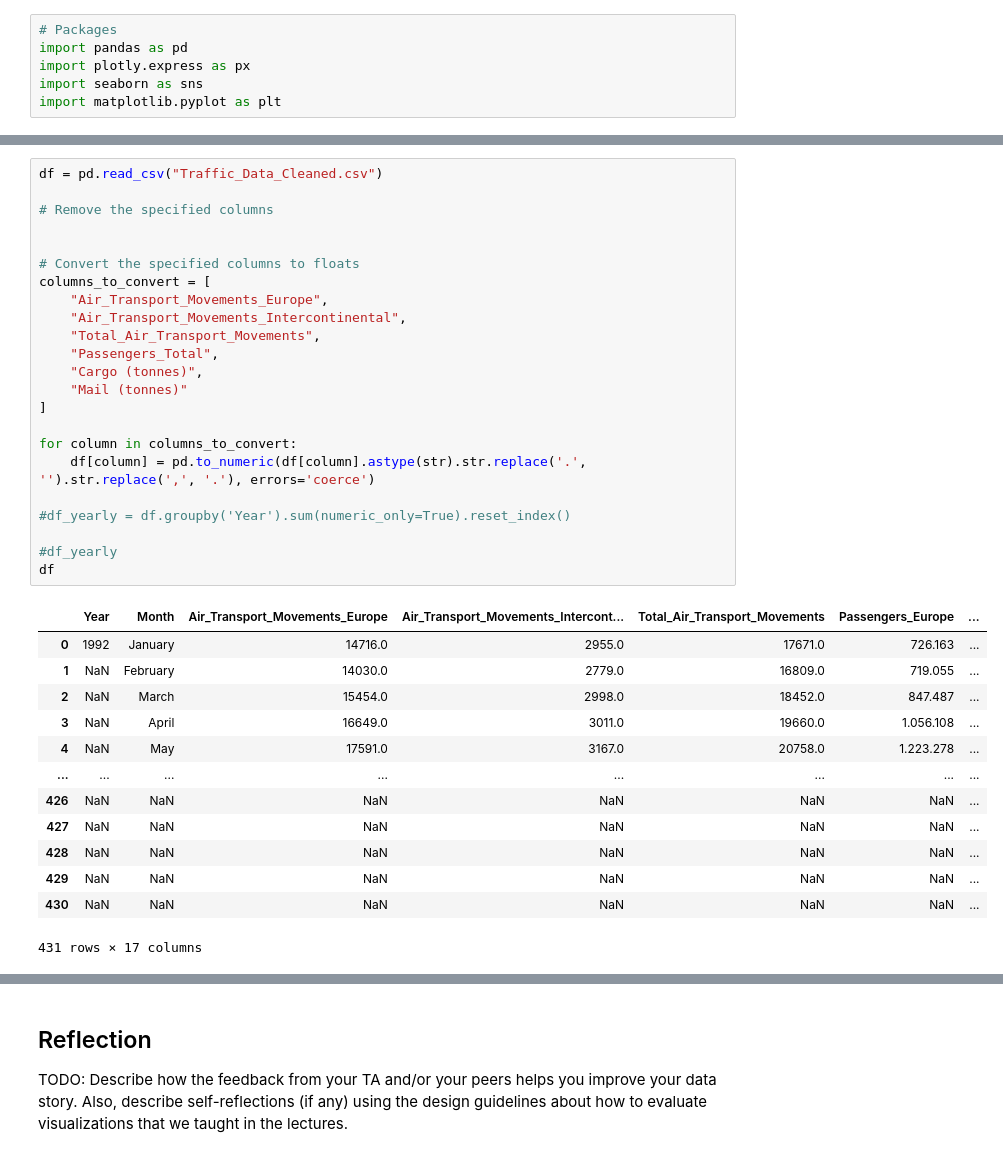
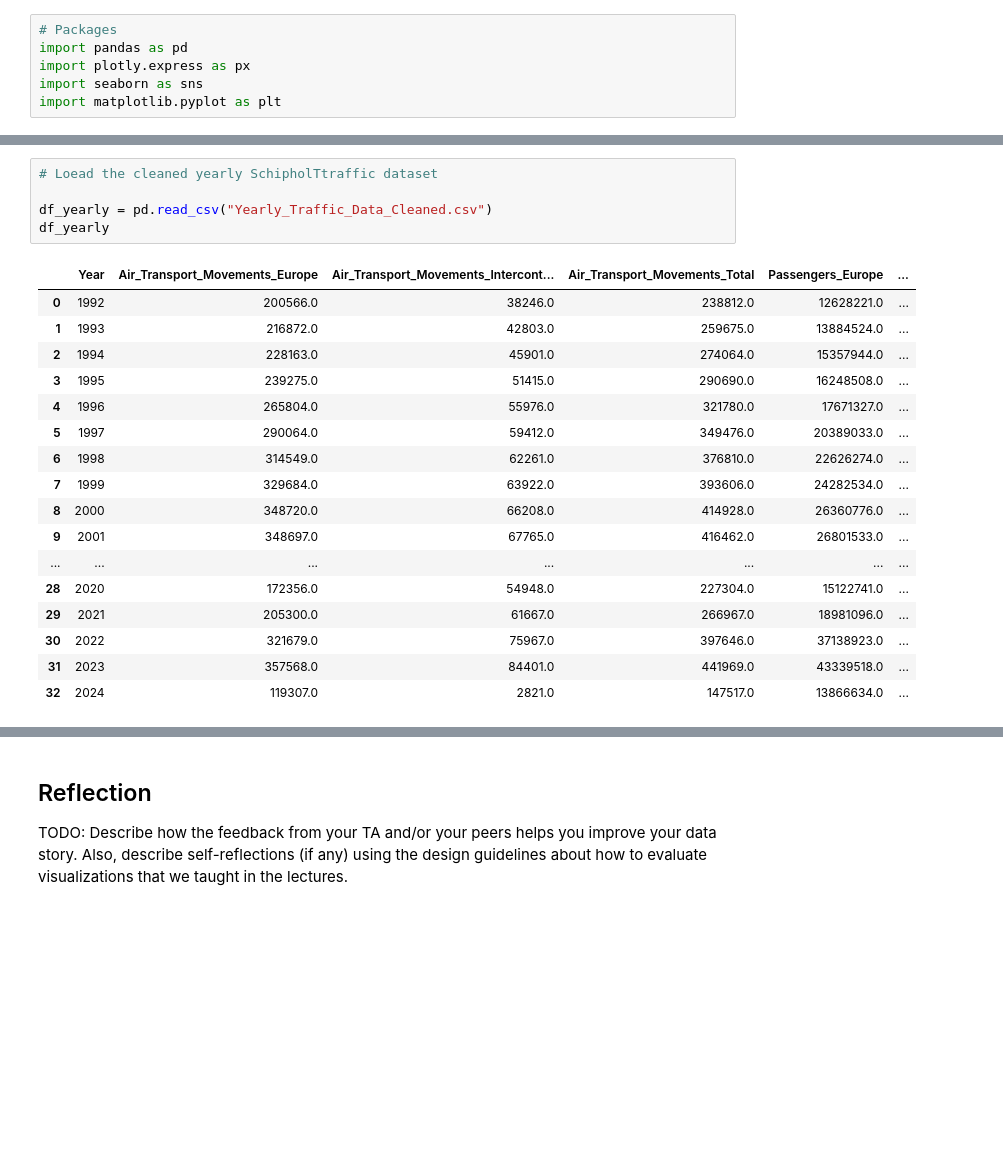
Before and after one commit to RISE020/InfoVis, a Jupyter notebook: docs/Concept.ipynb, the cells around one changed output, grey strips where cells are left out. Saved outputs shown, nothing was run; the diff lists cells and outputs as text; blank space fills up the shorter version.

```diff
--- a/docs/Concept.ipynb
+++ b/docs/Concept.ipynb
@@ -54,38 +46,24 @@ df
 # %%
-df = pd.read_csv("Traffic_Data_Cleaned.csv")
+# Loead the cleaned yearly SchipholTtraffic dataset
 
-# Remove the specified columns
-
-
-# Convert the specified columns to floats
-columns_to_convert = [
-    "Air_Transport_Movements_Europe",
-    "Air_Transport_Movements_Intercontinental",
-    "Total_Air_Transport_Movements",
-    "Passengers_Total",
-    "Cargo (tonnes)",
-    "Mail (tonnes)"
-]
-
-for column in columns_to_convert:
-    df[column] = pd.to_numeric(df[column].astype(str).str.replace('.', '').str.replace(',', '.'), errors='coerce')
-
-#df_yearly = df.groupby('Year').sum(numeric_only=True).reset_index()
-
-#df_yearly
-df
+df_yearly = pd.read_csv("Yearly_Traffic_Data_Cleaned.csv")
+df_yearly
 # %% [output]
-|  | Year | Month | Air_Transport_Movements_Europe | Air_Transport_Movements_Intercont... | Total_Air_Transport_Movements | Passengers_Europe | ... |
-| 0 | 1992 | January | 14716.0 | 2955.0 | 17671.0 | 726.163 | ... |
-| 1 | NaN | February | 14030.0 | 2779.0 | 16809.0 | 719.055 | ... |
-| 2 | NaN | March | 15454.0 | 2998.0 | 18452.0 | 847.487 | ... |
-| 3 | NaN | April | 16649.0 | 3011.0 | 19660.0 | 1.056.108 | ... |
-| 4 | NaN | May | 17591.0 | 3167.0 | 20758.0 | 1.223.278 | ... |
-| ... | ... | ... | ... | ... | ... | ... | ... |
-| 426 | NaN | NaN | NaN | NaN | NaN | NaN | ... |
-| 427 | NaN | NaN | NaN | NaN | NaN | NaN | ... |
-| 428 | NaN | NaN | NaN | NaN | NaN | NaN | ... |
-| 429 | NaN | NaN | NaN | NaN | NaN | NaN | ... |
-| 430 | NaN | NaN | NaN | NaN | NaN | NaN | ... |
+|  | Year | Air_Transport_Movements_Europe | Air_Transport_Movements_Intercont... | Air_Transport_Movements_Total | Passengers_Europe | ... |
+| 0 | 1992 | 200566.0 | 38246.0 | 238812.0 | 12628221.0 | ... |
+| 1 | 1993 | 216872.0 | 42803.0 | 259675.0 | 13884524.0 | ... |
+| 2 | 1994 | 228163.0 | 45901.0 | 274064.0 | 15357944.0 | ... |
+| 3 | 1995 | 239275.0 | 51415.0 | 290690.0 | 16248508.0 | ... |
+| 4 | 1996 | 265804.0 | 55976.0 | 321780.0 | 17671327.0 | ... |
+| 5 | 1997 | 290064.0 | 59412.0 | 349476.0 | 20389033.0 | ... |
+| 6 | 1998 | 314549.0 | 62261.0 | 376810.0 | 22626274.0 | ... |
+| 7 | 1999 | 329684.0 | 63922.0 | 393606.0 | 24282534.0 | ... |
+| 8 | 2000 | 348720.0 | 66208.0 | 414928.0 | 26360776.0 | ... |
+| 9 | 2001 | 348697.0 | 67765.0 | 416462.0 | 26801533.0 | ... |
+| ... | ... | ... | ... | ... | ... | ... |
+| 28 | 2020 | 172356.0 | 54948.0 | 227304.0 | 15122741.0 | ... |
+| 29 | 2021 | 205300.0 | 61667.0 | 266967.0 | 18981096.0 | ... |
+| 30 | 2022 | 321679.0 | 75967.0 | 397646.0 | 37138923.0 | ... |
+| 31 | 2023 | 357568.0 | 84401.0 | 441969.0 | 43339518.0 | ... |
+| 32 | 2024 | 119307.0 | 2821.0 | 147517.0 | 13866634.0 | ... |
-431 rows × 17 columns
 # %%
```
Also changed, not shown: parts of 16 cells of this notebook, 10 other files.
